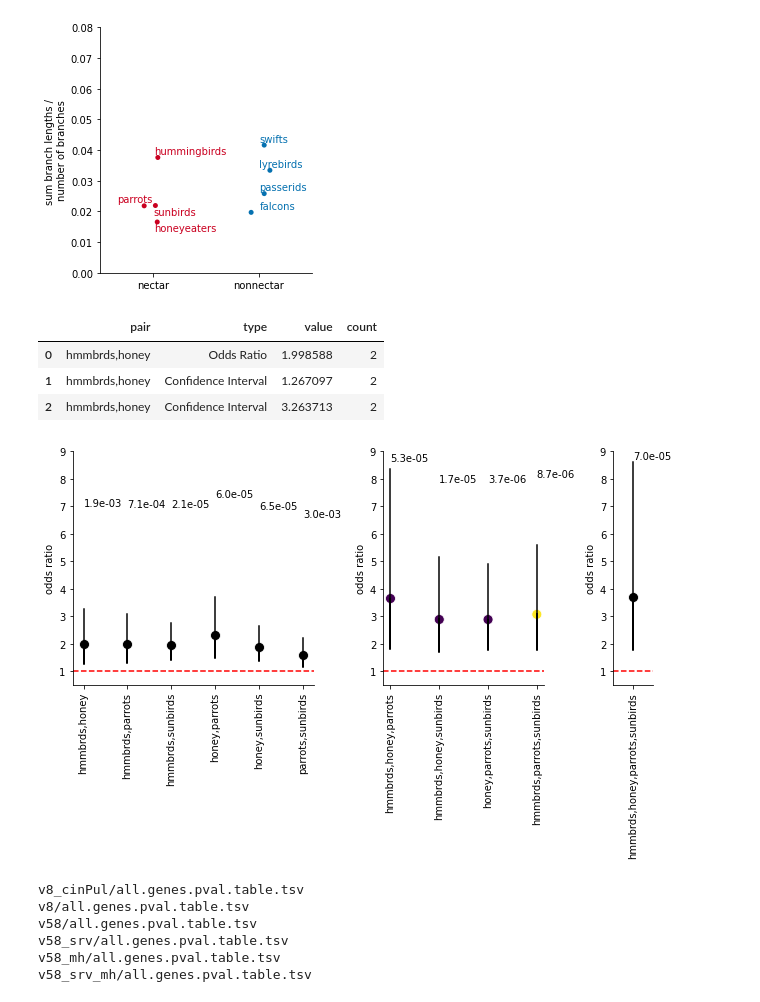
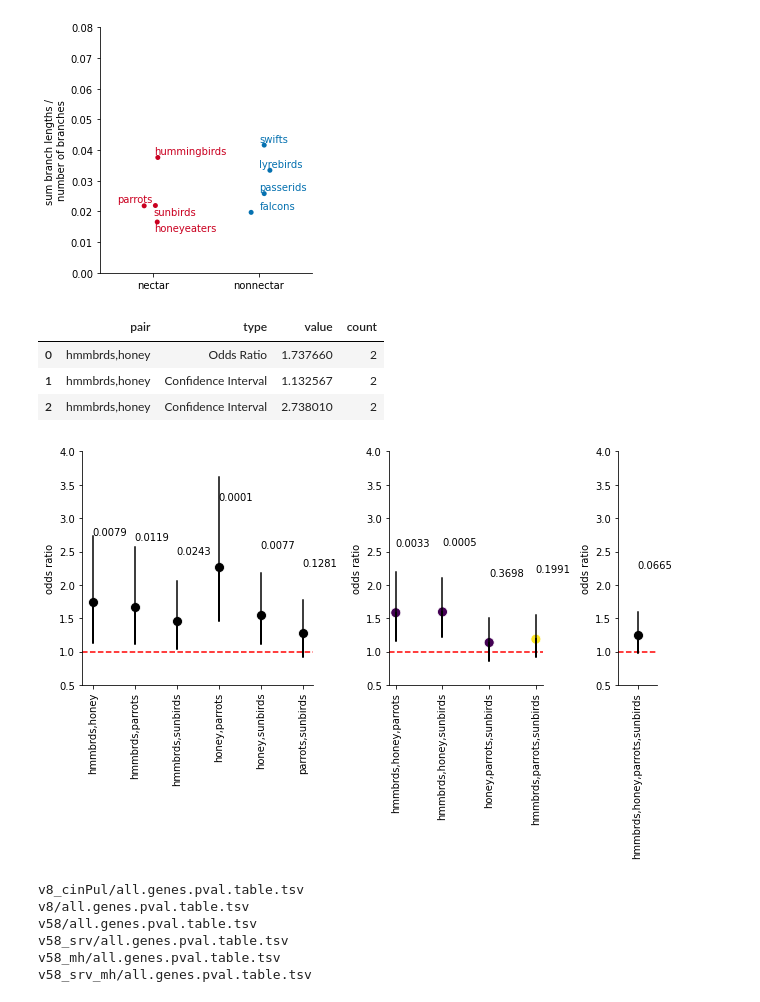
Before and after one commit to osipovarev/absrel, a Jupyter notebook: absrel_analysis.ipynb, the cells around one changed output. Saved outputs shown, nothing was run; the diff lists cells and outputs as text; code cells hidden in the pictures.

Commit message:
backed up changes from Fri Feb 23 19:00:05 EST 2024 in the project /Users/osipova/Documents/LabDocs/NectarivoryProject/absrel

```diff
--- a/absrel_analysis.ipynb
+++ b/absrel_analysis.ipynb
@@ -373,7 +373,7 @@ plot_name = 'total_branch_length_nectar_vs_nonnectar.pdf'
 [figure]
 # %%
 ### Fisher-exact test for convergence
-dir_path = '/Users/osipova/Documents/LabDocs/NectarivoryProject/absrel/absrel_analysis_2021/'
+dir_path = '/Users/osipova/Documents/LabDocs/NectarivoryProject/absrel/absrel_analysis_2024/combined_default_srv_mh/'
 file_name = 'summary.matching_test_control.tsv'
 file_data = glob(dir_path + file_name)[0]
 df = pd.read_csv(file_data, sep='\t')
@@ -382,9 +382,9 @@ df['count'] = [len(i.split(',')) for i in df['pair']]
 df.head(3)
 # %% [output]
 |  | pair | type | value | count |
-| 0 | hmmbrds,honey | Odds Ratio | 1.998588 | 2 |
-| 1 | hmmbrds,honey | Confidence Interval | 1.267097 | 2 |
-| 2 | hmmbrds,honey | Confidence Interval | 3.263713 | 2 |
+| 0 | hmmbrds,honey | Odds Ratio | 1.737660 | 2 |
+| 1 | hmmbrds,honey | Confidence Interval | 1.132567 | 2 |
+| 2 | hmmbrds,honey | Confidence Interval | 2.738010 | 2 |
 # %%
 fig, axes = plt.subplots(1, 3, figsize=(9, 6), gridspec_kw={'width_ratios': [6, 4, 1]})
 directions = [2, 3, 4]
@@ -392,36 +392,38 @@ directions = [2, 3, 4]
 for i in range(3):
     axi = axes[i]
     d = directions[i]
     dfi = df[(df['count'] == d)]
     sns.scatterplot(ax=axi, data=dfi[dfi['type'] == 'Odds Ratio'], x='pair', y='value',
                     color='black', s=100)
 #     axi.set_xticklabels(axi.get_xticklabels(), rotation=5)
 
 
     for p in set(dfi['pair']):
         ci_min = min(dfi[(dfi['pair'] == p)]['value'])
         ci_max = max(dfi[(dfi['pair'] == p)]['value'])
         odds = dfi[(dfi['pair'] == p) & (df['type'] == 'Odds Ratio')]['value']
         ci = dfi[(dfi['pair'] == p) & (df['type'] != 'P-Value')]['value']
         pval = list(dfi[(dfi['pair'] == p) & (df['type'] == 'P-Value')]['value'])[0]
         axi.errorbar(x=p, y=ci, color='black')
 
         ## annotate with p-values
-        axi.annotate("{:.1e}".format(pval), (p, odds + 5))
+#         axi.annotate("{:.1e}".format(pval), (p, odds + 5))
+        axi.annotate("{:.4f}".format(pval), (p, odds + 1))
 
-    axi.set_ylim(0.5, 9)
+#     axi.set_ylim(0.5, 9)
+    axi.set_ylim(0.5, 4)
     axi.set_ylabel('odds ratio')
     axi.set_xlabel('')
     axi.axhline(y=1, color = "red", linestyle = "dashed")
 
     axi.tick_params(axis='x', rotation=90)
 sns.despine(bottom=False, left=False)
 fig.tight_layout()
 
 pdf_name = 'summary_Fexact.convergence.odds_ci_pval.pdf'
 # fig.savefig(pdf_name, bbox_inches='tight')
 # %% [output]
-[figure, old version]
+[figure, new version]
 # %%
 ### Compare absrel results v8 VS v58
 dir_path = '/Users/osipova/Documents/LabDocs/NectarivoryProject/absrel/absrel_analysis_2024/'
```
Also changed, not shown: parts of 2 cells of this notebook, 6 other files.
